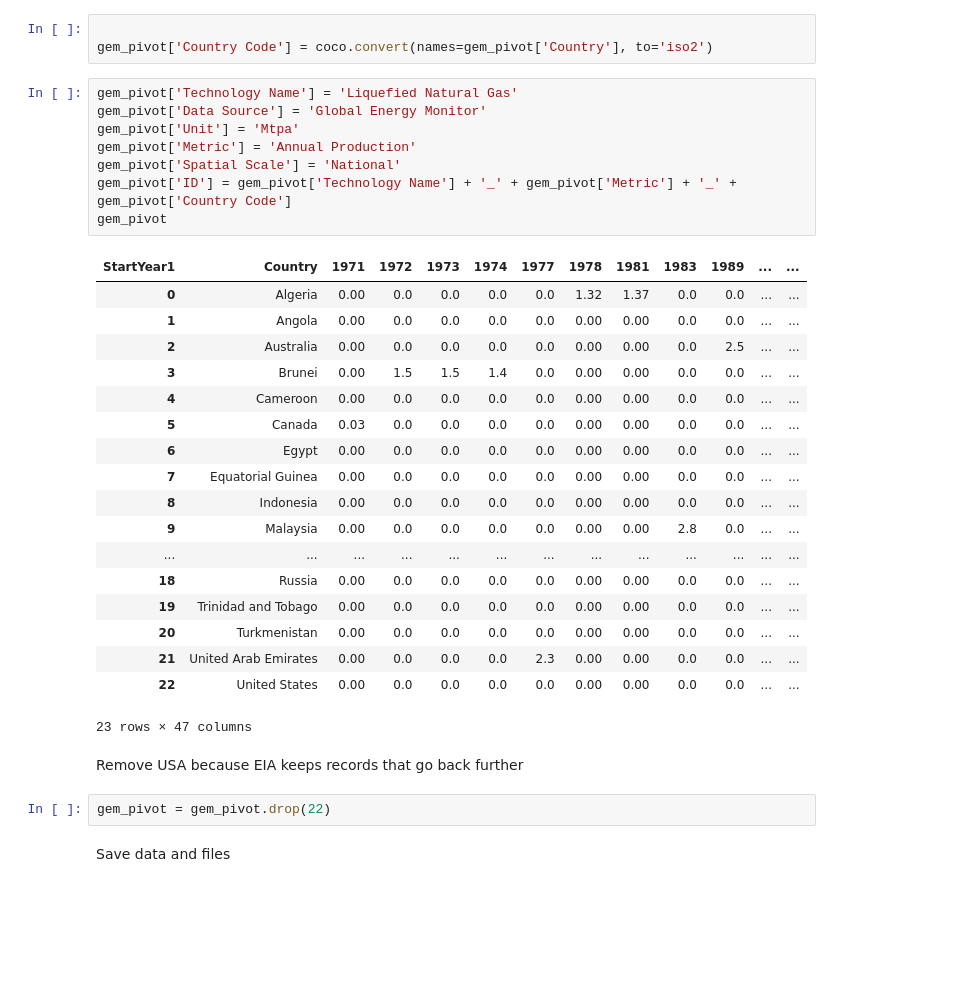
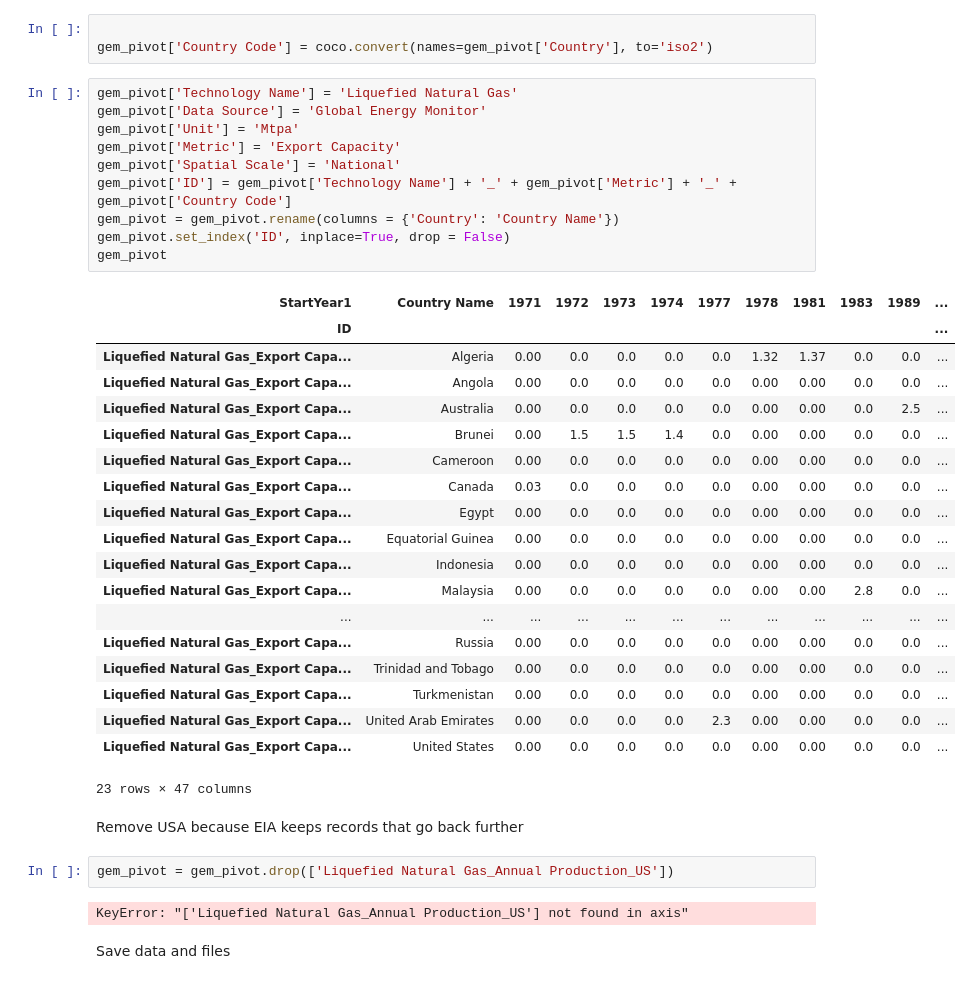
Before and after one commit to jennagreene22/HATCH_data, a Jupyter notebook: reading_files/read_GlobalEnergyMonitor.ipynb, the cells around one changed output. Drawn from its saved outputs; the diff is of its cells as text; blank space fills up the shorter version.

```diff
--- a/reading_files/read_GlobalEnergyMonitor.ipynb
+++ b/reading_files/read_GlobalEnergyMonitor.ipynb
@@ -122,34 +122,39 @@ gem_pivot['Country Code'] = coco.convert(names=gem_pivot['Country'], to='iso2')
 # %%
 gem_pivot['Technology Name'] = 'Liquefied Natural Gas'
 gem_pivot['Data Source'] = 'Global Energy Monitor'
 gem_pivot['Unit'] = 'Mtpa'
-gem_pivot['Metric'] = 'Annual Production'
+gem_pivot['Metric'] = 'Export Capacity'
 gem_pivot['Spatial Scale'] = 'National'
 gem_pivot['ID'] = gem_pivot['Technology Name'] + '_' + gem_pivot['Metric'] + '_' + gem_pivot['Country Code']
+gem_pivot = gem_pivot.rename(columns = {'Country': 'Country Name'})
+gem_pivot.set_index('ID', inplace=True, drop = False)
 gem_pivot
 # %% [output]
-| StartYear1 | Country | 1971 | 1972 | 1973 | 1974 | 1977 | 1978 | 1981 | 1983 | 1989 | ... | ... |
-| 0 | Algeria | 0.00 | 0.0 | 0.0 | 0.0 | 0.0 | 1.32 | 1.37 | 0.0 | 0.0 | ... | ... |
-| 1 | Angola | 0.00 | 0.0 | 0.0 | 0.0 | 0.0 | 0.00 | 0.00 | 0.0 | 0.0 | ... | ... |
-| 2 | Australia | 0.00 | 0.0 | 0.0 | 0.0 | 0.0 | 0.00 | 0.00 | 0.0 | 2.5 | ... | ... |
-| 3 | Brunei | 0.00 | 1.5 | 1.5 | 1.4 | 0.0 | 0.00 | 0.00 | 0.0 | 0.0 | ... | ... |
-| 4 | Cameroon | 0.00 | 0.0 | 0.0 | 0.0 | 0.0 | 0.00 | 0.00 | 0.0 | 0.0 | ... | ... |
-| 5 | Canada | 0.03 | 0.0 | 0.0 | 0.0 | 0.0 | 0.00 | 0.00 | 0.0 | 0.0 | ... | ... |
-| 6 | Egypt | 0.00 | 0.0 | 0.0 | 0.0 | 0.0 | 0.00 | 0.00 | 0.0 | 0.0 | ... | ... |
-| 7 | Equatorial Guinea | 0.00 | 0.0 | 0.0 | 0.0 | 0.0 | 0.00 | 0.00 | 0.0 | 0.0 | ... | ... |
-| 8 | Indonesia | 0.00 | 0.0 | 0.0 | 0.0 | 0.0 | 0.00 | 0.00 | 0.0 | 0.0 | ... | ... |
-| 9 | Malaysia | 0.00 | 0.0 | 0.0 | 0.0 | 0.0 | 0.00 | 0.00 | 2.8 | 0.0 | ... | ... |
-| ... | ... | ... | ... | ... | ... | ... | ... | ... | ... | ... | ... | ... |
-| 18 | Russia | 0.00 | 0.0 | 0.0 | 0.0 | 0.0 | 0.00 | 0.00 | 0.0 | 0.0 | ... | ... |
-| 19 | Trinidad and Tobago | 0.00 | 0.0 | 0.0 | 0.0 | 0.0 | 0.00 | 0.00 | 0.0 | 0.0 | ... | ... |
-| 20 | Turkmenistan | 0.00 | 0.0 | 0.0 | 0.0 | 0.0 | 0.00 | 0.00 | 0.0 | 0.0 | ... | ... |
-| 21 | United Arab Emirates | 0.00 | 0.0 | 0.0 | 0.0 | 2.3 | 0.00 | 0.00 | 0.0 | 0.0 | ... | ... |
-| 22 | United States | 0.00 | 0.0 | 0.0 | 0.0 | 0.0 | 0.00 | 0.00 | 0.0 | 0.0 | ... | ... |
+| StartYear1 | Country Name | 1971 | 1972 | 1973 | 1974 | 1977 | 1978 | 1981 | 1983 | 1989 | ... |
+| ID |  |  |  |  |  |  |  |  |  |  | ... |
+| Liquefied Natural Gas_Export Capa... | Algeria | 0.00 | 0.0 | 0.0 | 0.0 | 0.0 | 1.32 | 1.37 | 0.0 | 0.0 | ... |
+| Liquefied Natural Gas_Export Capa... | Angola | 0.00 | 0.0 | 0.0 | 0.0 | 0.0 | 0.00 | 0.00 | 0.0 | 0.0 | ... |
+| Liquefied Natural Gas_Export Capa... | Australia | 0.00 | 0.0 | 0.0 | 0.0 | 0.0 | 0.00 | 0.00 | 0.0 | 2.5 | ... |
+| Liquefied Natural Gas_Export Capa... | Brunei | 0.00 | 1.5 | 1.5 | 1.4 | 0.0 | 0.00 | 0.00 | 0.0 | 0.0 | ... |
+| Liquefied Natural Gas_Export Capa... | Cameroon | 0.00 | 0.0 | 0.0 | 0.0 | 0.0 | 0.00 | 0.00 | 0.0 | 0.0 | ... |
+| Liquefied Natural Gas_Export Capa... | Canada | 0.03 | 0.0 | 0.0 | 0.0 | 0.0 | 0.00 | 0.00 | 0.0 | 0.0 | ... |
+| Liquefied Natural Gas_Export Capa... | Egypt | 0.00 | 0.0 | 0.0 | 0.0 | 0.0 | 0.00 | 0.00 | 0.0 | 0.0 | ... |
+| Liquefied Natural Gas_Export Capa... | Equatorial Guinea | 0.00 | 0.0 | 0.0 | 0.0 | 0.0 | 0.00 | 0.00 | 0.0 | 0.0 | ... |
+| Liquefied Natural Gas_Export Capa... | Indonesia | 0.00 | 0.0 | 0.0 | 0.0 | 0.0 | 0.00 | 0.00 | 0.0 | 0.0 | ... |
+| Liquefied Natural Gas_Export Capa... | Malaysia | 0.00 | 0.0 | 0.0 | 0.0 | 0.0 | 0.00 | 0.00 | 2.8 | 0.0 | ... |
+| ... | ... | ... | ... | ... | ... | ... | ... | ... | ... | ... | ... |
+| Liquefied Natural Gas_Export Capa... | Russia | 0.00 | 0.0 | 0.0 | 0.0 | 0.0 | 0.00 | 0.00 | 0.0 | 0.0 | ... |
+| Liquefied Natural Gas_Export Capa... | Trinidad and Tobago | 0.00 | 0.0 | 0.0 | 0.0 | 0.0 | 0.00 | 0.00 | 0.0 | 0.0 | ... |
+| Liquefied Natural Gas_Export Capa... | Turkmenistan | 0.00 | 0.0 | 0.0 | 0.0 | 0.0 | 0.00 | 0.00 | 0.0 | 0.0 | ... |
+| Liquefied Natural Gas_Export Capa... | United Arab Emirates | 0.00 | 0.0 | 0.0 | 0.0 | 2.3 | 0.00 | 0.00 | 0.0 | 0.0 | ... |
+| Liquefied Natural Gas_Export Capa... | United States | 0.00 | 0.0 | 0.0 | 0.0 | 0.0 | 0.00 | 0.00 | 0.0 | 0.0 | ... |
 23 rows × 47 columns
 # %% [markdown]
 Remove USA because EIA keeps records that go back further
 # %%
-gem_pivot = gem_pivot.drop(22)
+gem_pivot = gem_pivot.drop(['Liquefied Natural Gas_Annual Production_US'])
+# %% [output]
+KeyError: "['Liquefied Natural Gas_Annual Production_US'] not found in axis"
 # %% [markdown]
 Save data and files
 # %%
```
Also changed, not shown: 24 other files.
